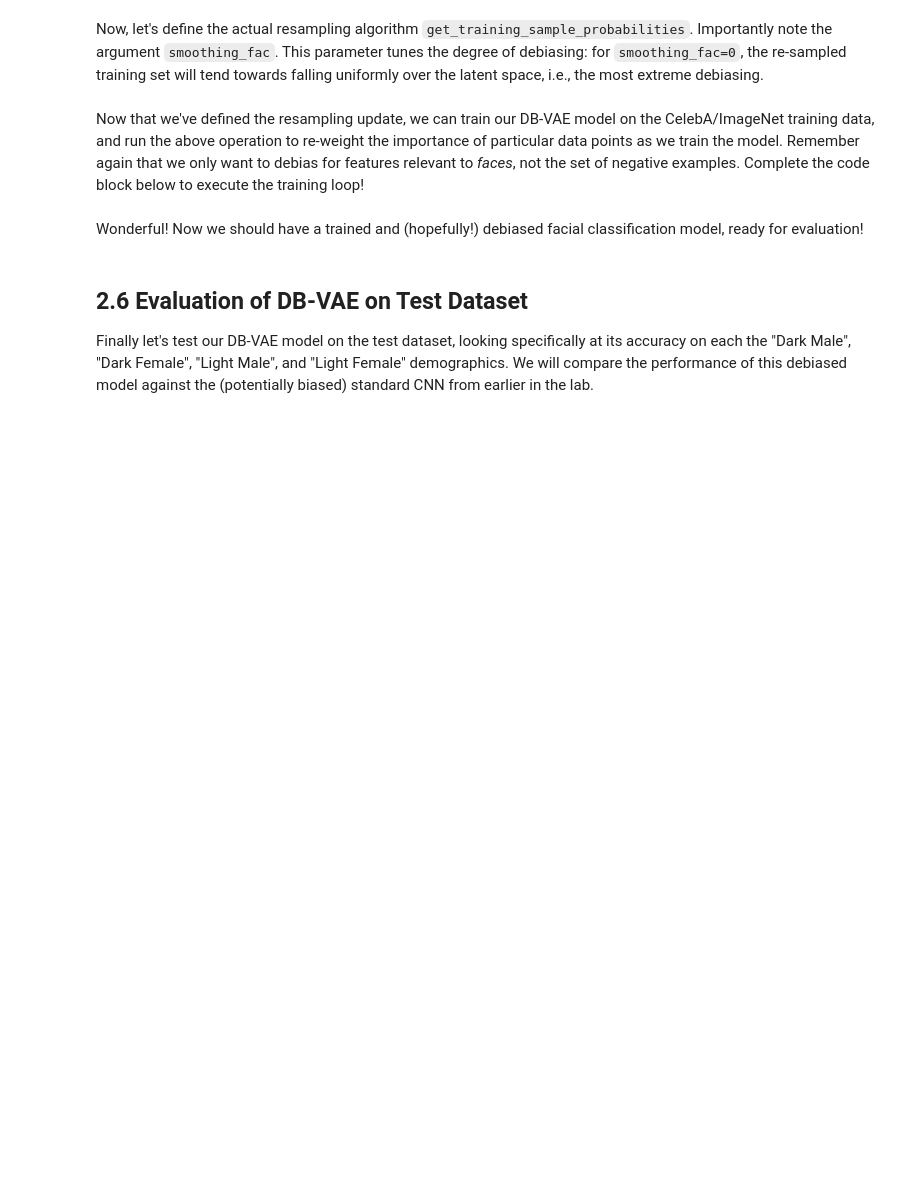
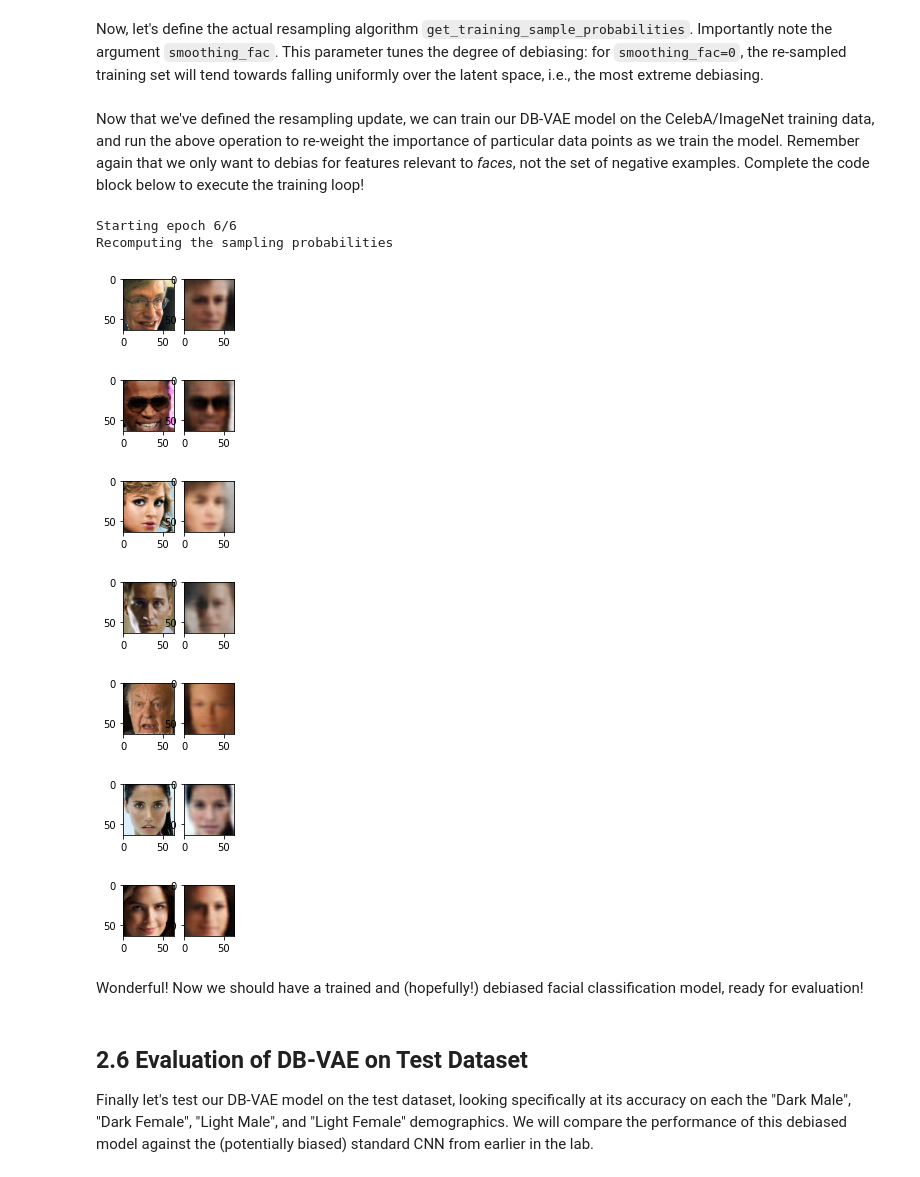
Before and after one commit to pacificlion/handsOnML, a Jupyter notebook: introtodeeplearning/lab2/Part2_Debiasing.ipynb, the cells around one changed output. Cells and saved outputs as stored; diff of their text form; code cells hidden in the pictures; blank space fills up the shorter version.

```diff
--- a/introtodeeplearning/lab2/Part2_Debiasing.ipynb
+++ b/introtodeeplearning/lab2/Part2_Debiasing.ipynb
@@ -363,7 +352,7 @@ def sampling(z_mean, z_logsigma):
 
   # TODO: Define the reparameterization computation!
   # Note the equation is given in the text block immediately above.
-  z = tf.add(z_mean,tf.tensordot(tf.exp(tf.divide(z_logsigma,2)),epsilon))
+  z = z_mean + tf.math.exp(0.5 * z_logsigma) * epsilon
   return z
 # %% [markdown]
 ## 2.5 Debiasing variational autoencoder (DB-VAE)
@@ -433,7 +422,7 @@ def debiasing_loss_function(x, x_pred, y, y_logit, mu, logsigma):
   # TODO: define the DB-VAE total loss! Use tf.reduce_mean to average over all
   # samples
   # total_loss = # TODO
-  total_loss=tf.reduce_mean(classification_loss)
+  total_loss=tf.reduce_mean(classification_loss+face_indicator*vae_loss)
 
   return total_loss, classification_loss
 # %% [markdown]
@@ -523,11 +512,11 @@ class DB_VAE(tf.keras.Model):
 
     # TODO: reparameterization
     # z = # TODO
-    z = reparameterize(z_mean, z_logsigma)
+    z = self.reparameterize(z_mean, z_logsigma)
 
     # TODO: reconstruction
     # recon = # TODO
-    recon=decode(z)
+    recon=self.decode(z)
     return y_logit, z_mean, z_logsigma, recon
 
   # Predict face or not face logit for given input x
@@ -590,7 +579,7 @@ def get_training_sample_probabilities(images, dbvae, bins=10, smoothing_fac=0.00
         # TODO: call the digitize function to find which bins in the latent distribution
         #    every data sample falls in to
         # https://docs.scipy.org/doc/numpy-1.13.0/reference/generated/numpy.digitize.html
-        bin_idx = np.digitize('''TODO''', '''TODO''') # TODO
+        bin_idx = np.digitize(latent_distribution, bin_edges) # TODO
         # bin_idx = np.digitize(, '''TODO''') # TODO
 
         # smooth the density function
@@ -601,11 +590,13 @@ def get_training_sample_probabilities(images, dbvae, bins=10, smoothing_fac=0.00
         p = 1.0/(hist_smoothed_density[bin_idx-1])
 
         # TODO: normalize all probabilities
-        p = # TODO
+        # p = # TODO
+        p /= np.sum(p)
 
         # TODO: update sampling probabilities by considering whether the newly
         #     computed p is greater than the existing sampling probabilities.
-        training_sample_p = # TODO
+        # training_sample_p = # TODO
+        training_sample_p = np.maximum(p, training_sample_p)
 
     # final normalization
     training_sample_p /= np.sum(training_sample_p)
@@ -639,41 +630,54 @@ def debiasing_train_step(x, y):
     y_logit, z_mean, z_logsigma, x_recon = dbvae(x)
 
     '''TODO: call the DB_VAE loss function to compute the loss'''
-    loss, class_loss = debiasing_loss_function('''TODO arguments''') # TODO
+    loss, class_loss = debiasing_loss_function(x, x_recon, y, y_logit, z_mean, z_logsigma)
+    # loss, class_loss = debiasing_loss_function('''TODO arguments''') # TODO
 
   '''TODO: use the GradientTape.gradient method to compute the gradients.
      Hint: this is with respect to the trainable_variables of the dbvae.'''
-  grads = tape.gradient('''TODO''', '''TODO''') # TODO
+  grads = tape.gradient(loss, dbvae.trainable_variables)
+  # grads = tape.gradient('''TODO''', '''TODO''') # TODO
 
   # apply gradients to variables
   optimizer.apply_gradients(zip(grads, dbvae.trainable_variables))
   return loss
 
 # get training faces from data loader
 all_faces = loader.get_all_train_faces()
 
 if hasattr(tqdm, '_instances'): tqdm._instances.clear() # clear if it exists
 
 # The training loop -- outer loop iterates over the number of epochs
 for i in range(num_epochs):
 
   IPython.display.clear_output(wait=True)
   print("Starting epoch {}/{}".format(i+1, num_epochs))
 
   # Recompute data sampling proabilities
   '''TODO: recompute the sampling probabilities for debiasing'''
-  p_faces = get_training_sample_probabilities('''TODO''', '''TODO''') # TODO
+  p_faces = get_training_sample_probabilities(all_faces, dbvae)
+  # p_faces = get_training_sample_probabilities('''TODO''', '''TODO''') # TODO
 
   # get a batch of training data and compute the training step
   for j in tqdm(range(loader.get_train_size() // batch_size)):
     # load a batch of data
     (x, y) = loader.get_batch(batch_size, p_pos=p_faces)
     # loss optimization
     loss = debiasing_train_step(x, y)
 
     # plot the progress every 200 steps
     if j % 500 == 0:
       mdl.util.plot_sample(x, y, dbvae)
+# %% [output]
+Starting epoch 6/6
+Recomputing the sampling probabilities
+[figure, added]
+[figure, added]
+[figure, added]
+[figure, added]
+[figure, added]
+[figure, added]
+[figure, added]
 # %% [markdown]
 Wonderful! Now we should have a trained and (hopefully!) debiased facial classification model, ready for evaluation!
 # %% [markdown]
```
Also changed, not shown: parts of 8 cells of this notebook.
